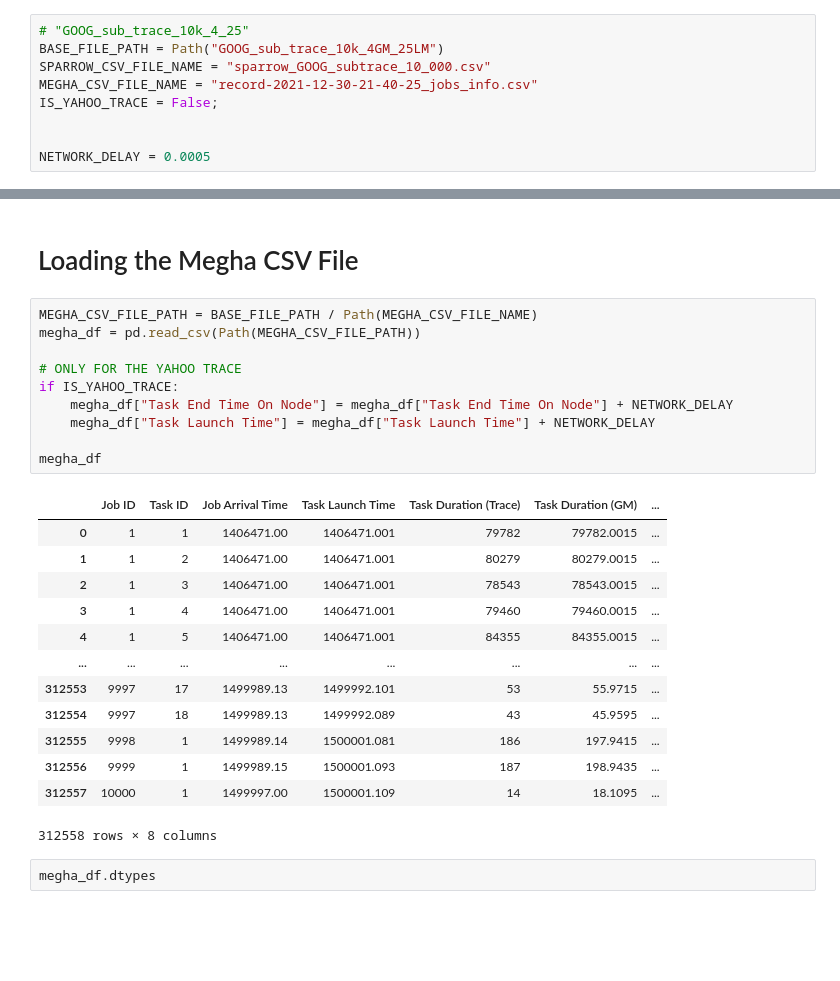
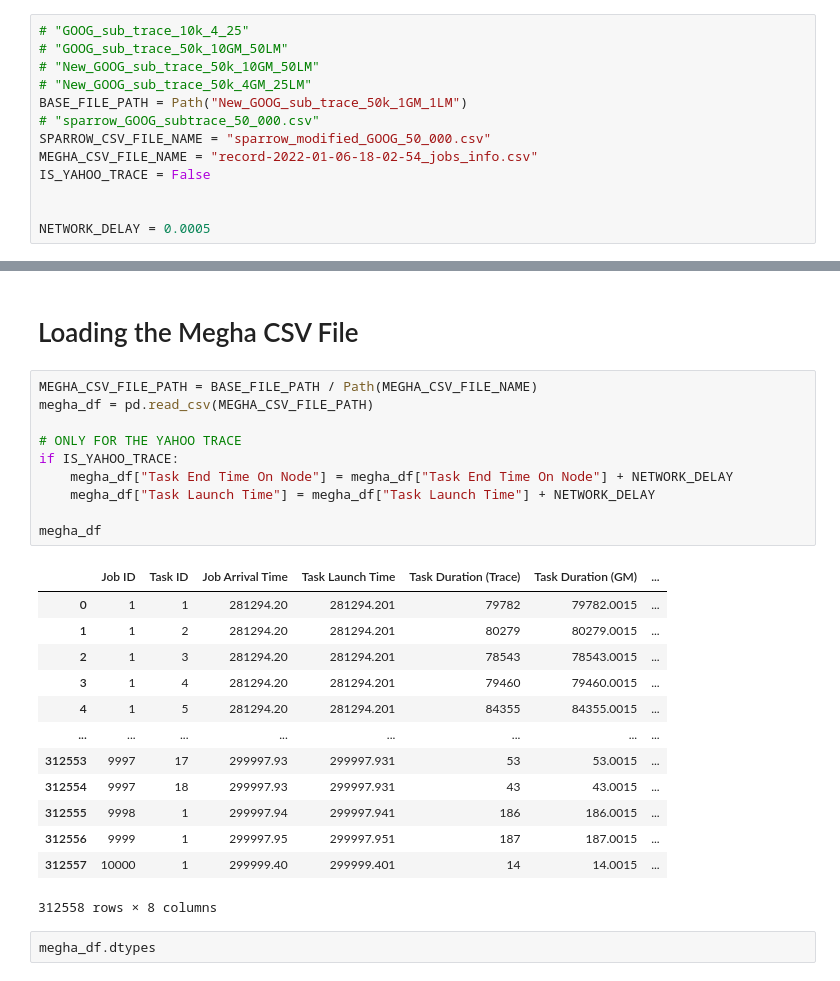
Before and after one commit to meghanat/megha_simulator, a Jupyter notebook: logs/Final Analysis/Job_Completion_Time_CSV_Creator.ipynb, the cells around one changed output, grey strips where cells are left out. Cells and saved outputs as stored; diff of their text form; blank space fills up the shorter version.

```diff
--- a/logs/Final Analysis/Job_Completion_Time_CSV_Creator.ipynb
+++ b/logs/Final Analysis/Job_Completion_Time_CSV_Creator.ipynb
@@ -9,10 +9,14 @@ import matplotlib.pyplot as plt
 plt.style.use('seaborn-whitegrid')
 # %%
 # "GOOG_sub_trace_10k_4_25"
-BASE_FILE_PATH = Path("GOOG_sub_trace_10k_4GM_25LM")
-SPARROW_CSV_FILE_NAME = "sparrow_GOOG_subtrace_10_000.csv"
-MEGHA_CSV_FILE_NAME = "record-2021-12-30-21-40-25_jobs_info.csv"
-IS_YAHOO_TRACE = False;
+# "GOOG_sub_trace_50k_10GM_50LM"
+# "New_GOOG_sub_trace_50k_10GM_50LM"
+# "New_GOOG_sub_trace_50k_4GM_25LM"
+BASE_FILE_PATH = Path("New_GOOG_sub_trace_50k_1GM_1LM")
+# "sparrow_GOOG_subtrace_50_000.csv"
+SPARROW_CSV_FILE_NAME = "sparrow_modified_GOOG_50_000.csv"
+MEGHA_CSV_FILE_NAME = "record-2022-01-06-18-02-54_jobs_info.csv"
+IS_YAHOO_TRACE = False
 
 
 NETWORK_DELAY = 0.0005
@@ -64,27 +68,27 @@ dtype: object
 # Loading the Megha CSV File
 # %%
 MEGHA_CSV_FILE_PATH = BASE_FILE_PATH / Path(MEGHA_CSV_FILE_NAME)
-megha_df = pd.read_csv(Path(MEGHA_CSV_FILE_PATH))
+megha_df = pd.read_csv(MEGHA_CSV_FILE_PATH)
 
 # ONLY FOR THE YAHOO TRACE
 if IS_YAHOO_TRACE:
     megha_df["Task End Time On Node"] = megha_df["Task End Time On Node"] + NETWORK_DELAY
     megha_df["Task Launch Time"] = megha_df["Task Launch Time"] + NETWORK_DELAY
 
 megha_df
 # %% [output]
 |  | Job ID | Task ID | Job Arrival Time | Task Launch Time | Task Duration (Trace) | Task Duration (GM) | ... |
-| 0 | 1 | 1 | 1406471.00 | 1406471.001 | 79782 | 79782.0015 | ... |
-| 1 | 1 | 2 | 1406471.00 | 1406471.001 | 80279 | 80279.0015 | ... |
-| 2 | 1 | 3 | 1406471.00 | 1406471.001 | 78543 | 78543.0015 | ... |
-| 3 | 1 | 4 | 1406471.00 | 1406471.001 | 79460 | 79460.0015 | ... |
-| 4 | 1 | 5 | 1406471.00 | 1406471.001 | 84355 | 84355.0015 | ... |
+| 0 | 1 | 1 | 281294.20 | 281294.201 | 79782 | 79782.0015 | ... |
+| 1 | 1 | 2 | 281294.20 | 281294.201 | 80279 | 80279.0015 | ... |
+| 2 | 1 | 3 | 281294.20 | 281294.201 | 78543 | 78543.0015 | ... |
+| 3 | 1 | 4 | 281294.20 | 281294.201 | 79460 | 79460.0015 | ... |
+| 4 | 1 | 5 | 281294.20 | 281294.201 | 84355 | 84355.0015 | ... |
 | ... | ... | ... | ... | ... | ... | ... | ... |
-| 312553 | 9997 | 17 | 1499989.13 | 1499992.101 | 53 | 55.9715 | ... |
-| 312554 | 9997 | 18 | 1499989.13 | 1499992.089 | 43 | 45.9595 | ... |
-| 312555 | 9998 | 1 | 1499989.14 | 1500001.081 | 186 | 197.9415 | ... |
-| 312556 | 9999 | 1 | 1499989.15 | 1500001.093 | 187 | 198.9435 | ... |
-| 312557 | 10000 | 1 | 1499997.00 | 1500001.109 | 14 | 18.1095 | ... |
+| 312553 | 9997 | 17 | 299997.93 | 299997.931 | 53 | 53.0015 | ... |
+| 312554 | 9997 | 18 | 299997.93 | 299997.931 | 43 | 43.0015 | ... |
+| 312555 | 9998 | 1 | 299997.94 | 299997.941 | 186 | 186.0015 | ... |
+| 312556 | 9999 | 1 | 299997.95 | 299997.951 | 187 | 187.0015 | ... |
+| 312557 | 10000 | 1 | 299999.40 | 299999.401 | 14 | 14.0015 | ... |
 312558 rows × 8 columns
 # %%
 megha_df.dtypes
```
Also changed, not shown: parts of 12 cells of this notebook, 1 other file.
